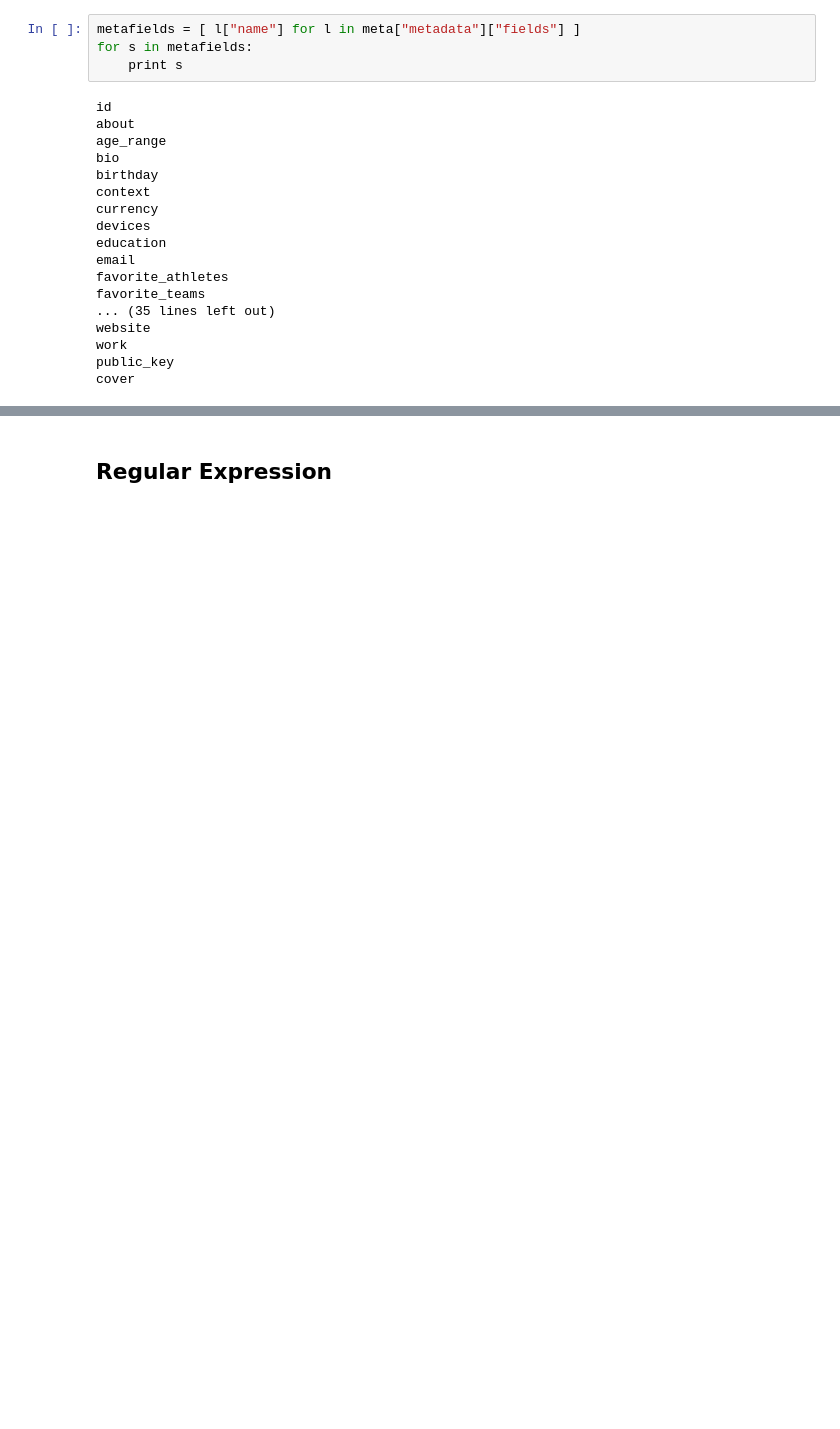
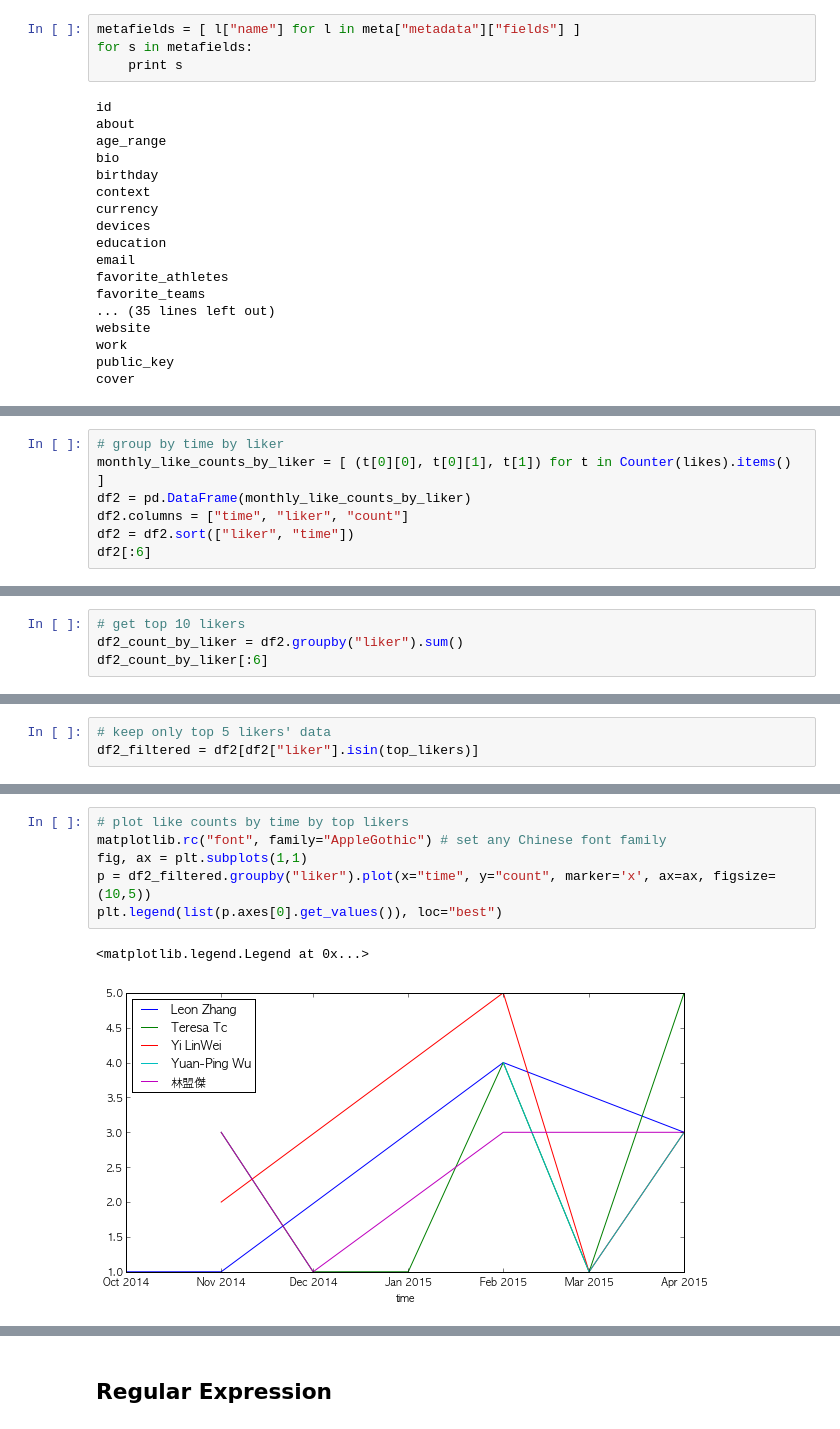
Before and after one commit to everdark/pycrawler_101, a Jupyter notebook: agilearning-pycrawler-w3.ipynb, the cells around one changed output, grey strips where cells are left out. Saved outputs shown, nothing was run; the diff lists cells and outputs as text; blank space fills up the shorter version.

```diff
--- a/agilearning-pycrawler-w3.ipynb
+++ b/agilearning-pycrawler-w3.ipynb
@@ -186,0 +540,7 @@ TBC
+# %%
+# group by time by liker
+monthly_like_counts_by_liker = [ (t[0][0], t[0][1], t[1]) for t in Counter(likes).items() ]
+df2 = pd.DataFrame(monthly_like_counts_by_liker)
+df2.columns = ["time", "liker", "count"]
+df2 = df2.sort(["liker", "time"])
+df2[:6]
@@ -186,0 +555,4 @@ TBC
+# %%
+# get top 10 likers
+df2_count_by_liker = df2.groupby("liker").sum()
+df2_count_by_liker[:6]
@@ -186,0 +577,3 @@ TBC
+# %%
+# keep only top 5 likers' data
+df2_filtered = df2[df2["liker"].isin(top_likers)]
@@ -186,0 +621,9 @@ TBC
+# %%
+# plot like counts by time by top likers
+matplotlib.rc("font", family="AppleGothic") # set any Chinese font family
+fig, ax = plt.subplots(1,1)
+p = df2_filtered.groupby("liker").plot(x="time", y="count", marker='x', ax=ax, figsize=(10,5))
+plt.legend(list(p.axes[0].get_values()), loc="best")
+# %% [output]
+<matplotlib.legend.Legend at 0x...>
+[figure, added]
```
Also changed, not shown: parts of 80 cells of this notebook.
